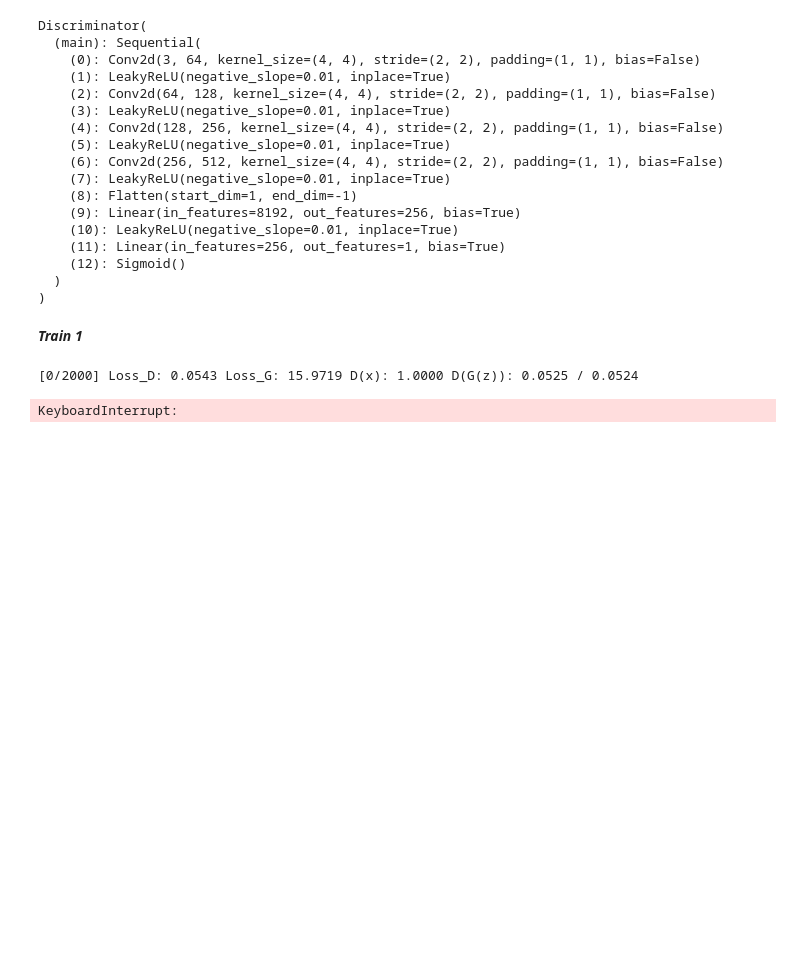
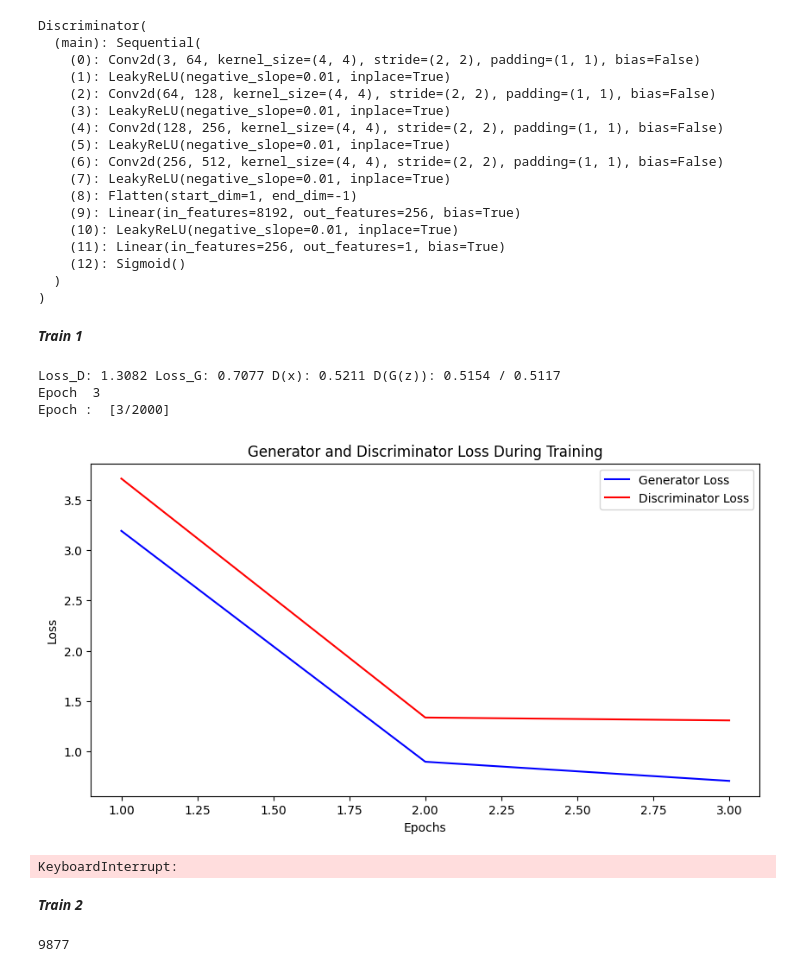
Before and after one commit to TGHuybu/GAN-Unlearning, a Jupyter notebook: thesis_core.ipynb, the cells around one changed output. Saved outputs shown, nothing was run; the diff lists cells and outputs as text; code cells hidden in the pictures; blank space fills up the shorter version.

```diff
--- a/thesis_core.ipynb
+++ b/thesis_core.ipynb
@@ -28,11 +24,19 @@ PATH = 'C:/Users/DELL/Downloads/SimpsonsData/'
 # %%
 transform = transforms.Compose([
     transforms.Resize((64, 64)),
-    transforms.ToTensor(),
+    transforms.ToTensor()
     # transforms.Normalize(mean=[0.5, 0.5, 0.5], std=[0.5, 0.5, 0.5])
 ])
 # %%
 dataset = ImageFolder(root=PATH, transform=transform)
+# %%
+data = []
+for i in range(len(dataset)):
+    temp = dataset[i][0]
+    np.array(temp)
+    data.append(temp)
+# %%
+data = torch.stack(data)
 # %%
 dataloader = DataLoader(dataset, batch_size=batch_size, shuffle=True)
 # %%
@@ -220,7 +218,7 @@ Discriminator(
 )
 # %%
 criterion = nn.BCELoss()
-optimizer_g = optim.Adam(generator.parameters(), lr=0.0004, betas=(0.5, 0.999))
+optimizer_g = optim.Adam(generator.parameters(), lr=0.0001, betas=(0.5, 0.999))
 optimizer_d = optim.Adam(discriminator.parameters(), lr=0.0001, betas=(0.5, 0.999))
 # G_scheduler = torch.optim.lr_scheduler.ReduceLROnPlateau(Generator_optimizer, mode='min', factor=0.5, patience=5)
 # D_scheduler = torch.optim.lr_scheduler.ReduceLROnPlateau(Discriminator_optimizer, mode='min', factor=0.5, patience=5)
@@ -232,43 +230,81 @@ d_history = []
 real_label = 1.
 fake_label = 0.
 for epoch in range(num_epochs):
-    for i, data in enumerate(tqdm(dataloader), 0):
+    batch_count = int(data.shape[0]/batch_size)
+    print("Epoch ",epoch)
+    shuffle_factor = torch.randperm(data.size(0))
+    data = data[shuffle_factor]
+
+    avg_loss_d = 0
+    avg_loss_g = 0
+    print('Epoch : ',f'[{epoch}/{num_epochs}] ')
+    plt.figure(figsize=(10,5))
+    plt.plot(range(1, len(g_history) + 1), g_history, 'b', label='Generator Loss')
+    plt.plot(range(1, len(g_history) + 1), d_history, 'r', label='Discriminator Loss')
+    plt.title('Generator and Discriminator Loss During Training')
+    plt.xlabel('Epochs')
+    plt.ylabel('Loss')
+    plt.legend()
+    plt.show()
+
+    for i in tqdm(range(batch_count)):
+        real_data = data[i*batch_size:(i+1)*batch_size].to(device)
+
         # Cập nhật Discriminator: maximize log(D(x)) + log(1 - D(G(z)))
         ## Đào tạo với dữ liệu thật
+
+
         discriminator.zero_grad()
-        real_data = data[0].to(device)
+        # real_data = data[0].to(device)
         batch_size = real_data.size(0)
         labels = torch.full((batch_size,), real_label, dtype=torch.float, device=device)
         output = discriminator(real_data).view(-1)
         loss_d_real = criterion(output, labels)
         loss_d_real.backward()
         D_x = output.mean().item()
 
         ## Đào tạo với dữ liệu giả
         noise = torch.randn(batch_size, 512, device=device)
         fake_data = generator(noise)
         labels.fill_(fake_label)
         output = discriminator(fake_data.detach()).view(-1)
         loss_d_fake = criterion(output, labels)
         loss_d_fake.backward()
         D_G_z1 = output.mean().item()
         loss_d = loss_d_real + loss_d_fake
+        avg_loss_d += loss_d
         optimizer_d.step()
 
         # Cập nhật Generator: maximize log(D(G(z)))
         generator.zero_grad()
         labels.fill_(real_label)
         output = discriminator(fake_data).view(-1)
         loss_g = criterion(output, labels)
+        avg_loss_g += loss_g
         loss_g.backward()
         D_G_z2 = output.mean().item()
         optimizer_g.step()
 
-    print(f'[{epoch}/{num_epochs}] '
-            f'Loss_D: {loss_d.item():.4f} Loss_G: {loss_g.item():.4f} '
+    avg_loss_d /= len(dataloader)
+    avg_loss_g /= len(dataloader)
+
+    d_history.append(avg_loss_d.detach().cpu().numpy())
+    g_history.append(avg_loss_g.detach().cpu().numpy())
+
+    clear_output()
+    print(  f'Loss_D: {avg_loss_d.item():.4f} Loss_G: {avg_loss_g.item():.4f} '
             f'D(x): {D_x:.4f} D(G(z)): {D_G_z1:.4f} / {D_G_z2:.4f}')
     if epoch % 5 == 0 :
         make_image(epoch,generator)
 # %% [output]
-[0/2000] Loss_D: 0.0543 Loss_G: 15.9719 D(x): 1.0000 D(G(z)): 0.0525 / 0.0524
+Loss_D: 1.3082 Loss_G: 0.7077 D(x): 0.5211 D(G(z)): 0.5154 / 0.5117
+Epoch  3
+Epoch :  [3/2000]
+[figure, added]
 KeyboardInterrupt:
+# %% [markdown]
+***Train 2***
+# %%
+data.shape[0]
+# %% [output]
+9877
```
Also changed, not shown: parts of 5 cells of this notebook, 1 other file.
